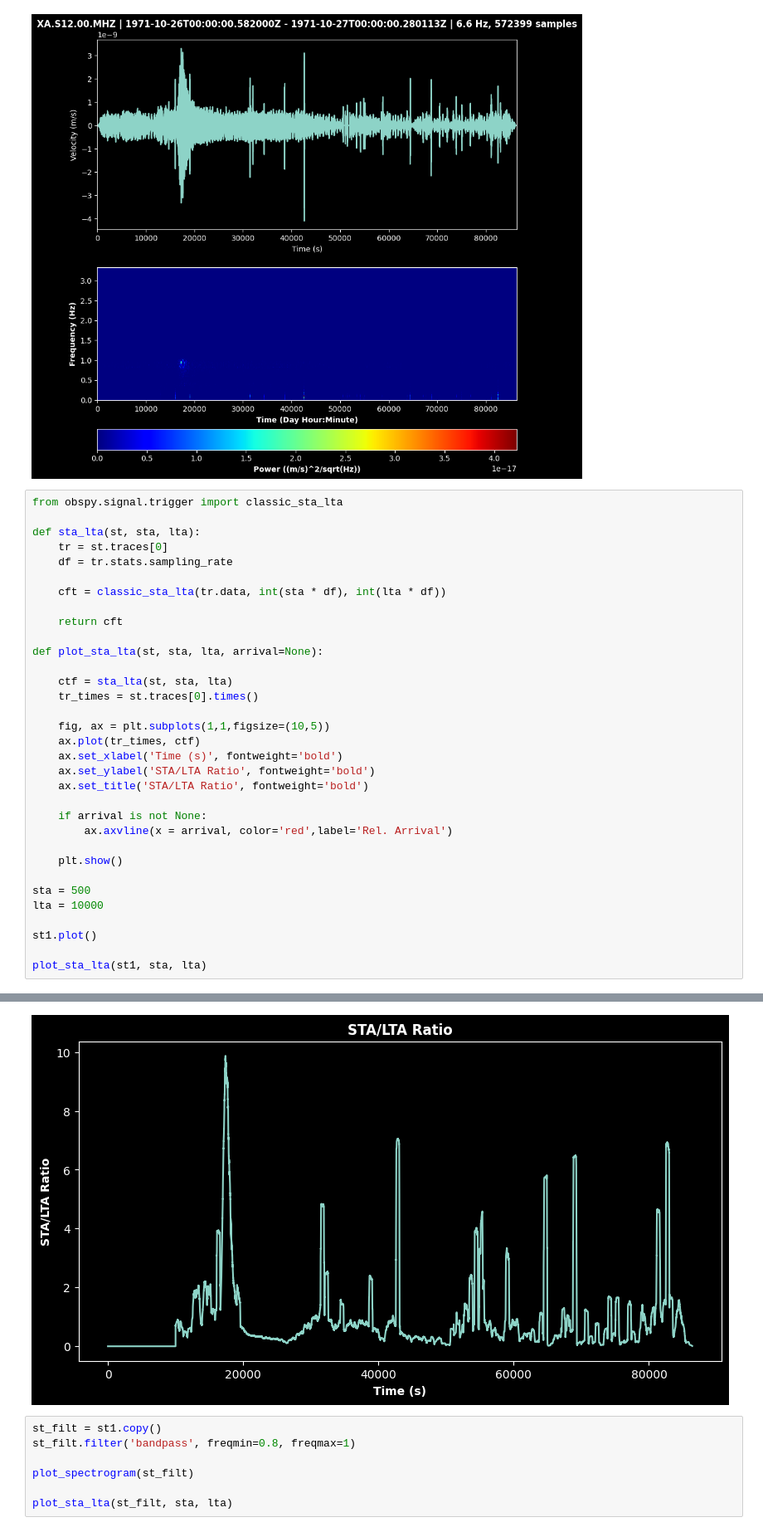
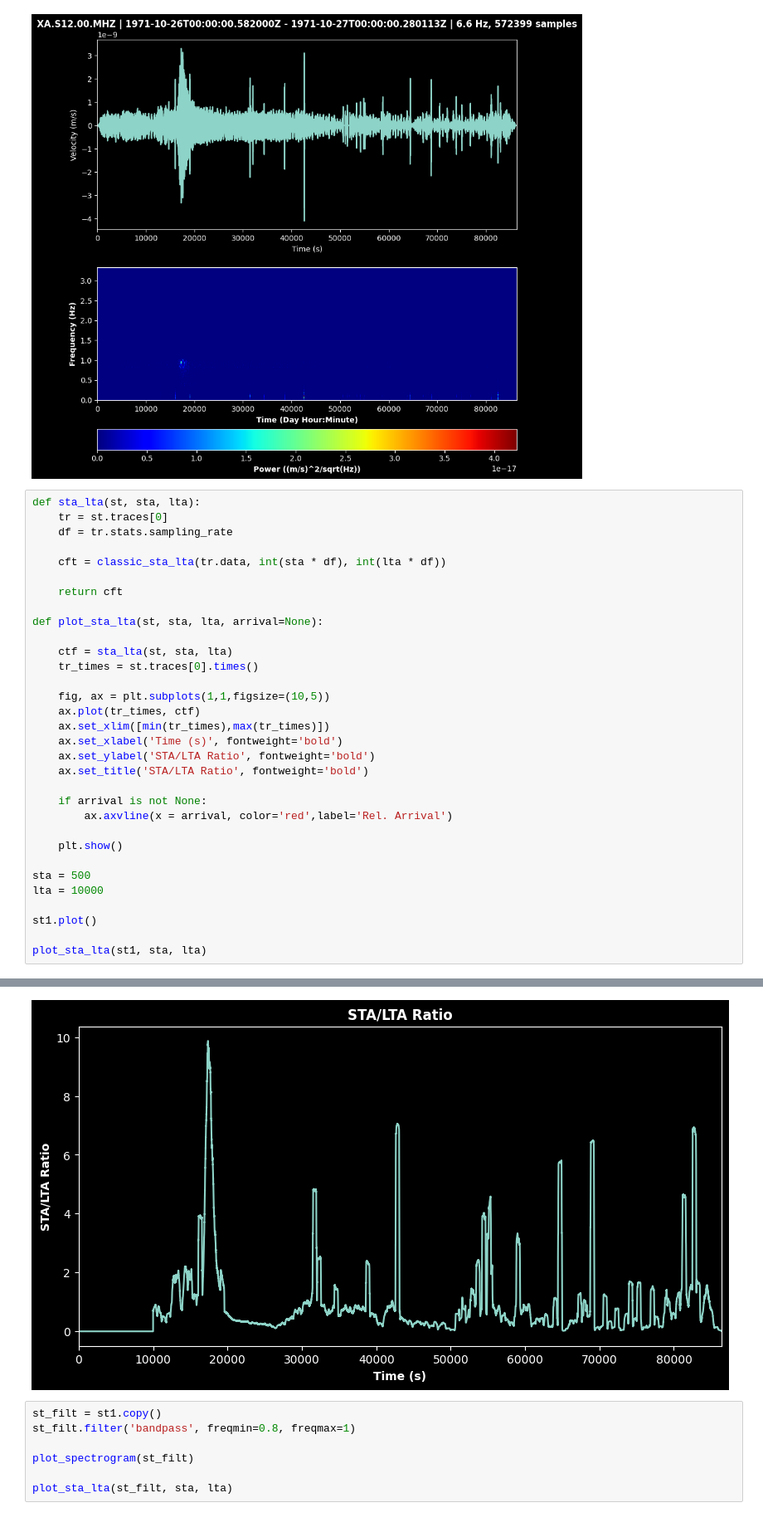
Before and after one commit to edo-ce/NASA_Space_Apps_Challenge_2024, a Jupyter notebook: test.ipynb, the cells around one changed output, grey strips where cells are left out. Shown: that part at 83% size. Drawn from its saved outputs; the diff is of its cells as text.

```diff
--- a/test.ipynb
+++ b/test.ipynb
@@ -88,41 +89,40 @@ plot_spectrogram(st1)
 # %% [output]
 [figure]
 # %%
-from obspy.signal.trigger import classic_sta_lta
-
 def sta_lta(st, sta, lta):
     tr = st.traces[0]
     df = tr.stats.sampling_rate
 
     cft = classic_sta_lta(tr.data, int(sta * df), int(lta * df))
 
     return cft
 
 def plot_sta_lta(st, sta, lta, arrival=None):
 
     ctf = sta_lta(st, sta, lta)
     tr_times = st.traces[0].times()
 
     fig, ax = plt.subplots(1,1,figsize=(10,5))
     ax.plot(tr_times, ctf)
+    ax.set_xlim([min(tr_times),max(tr_times)])
     ax.set_xlabel('Time (s)', fontweight='bold')
     ax.set_ylabel('STA/LTA Ratio', fontweight='bold')
     ax.set_title('STA/LTA Ratio', fontweight='bold')
 
     if arrival is not None:
         ax.axvline(x = arrival, color='red',label='Rel. Arrival')
 
     plt.show()
 
 sta = 500
 lta = 10000
 
 st1.plot()
 
 plot_sta_lta(st1, sta, lta)
 # %% [output]
 [figure]
-[figure, old version]
+[figure, new version]
 # %%
 st_filt = st1.copy()
 st_filt.filter('bandpass', freqmin=0.8, freqmax=1)
```
Also changed, not shown: parts of 13 cells of this notebook, 2 other files.
